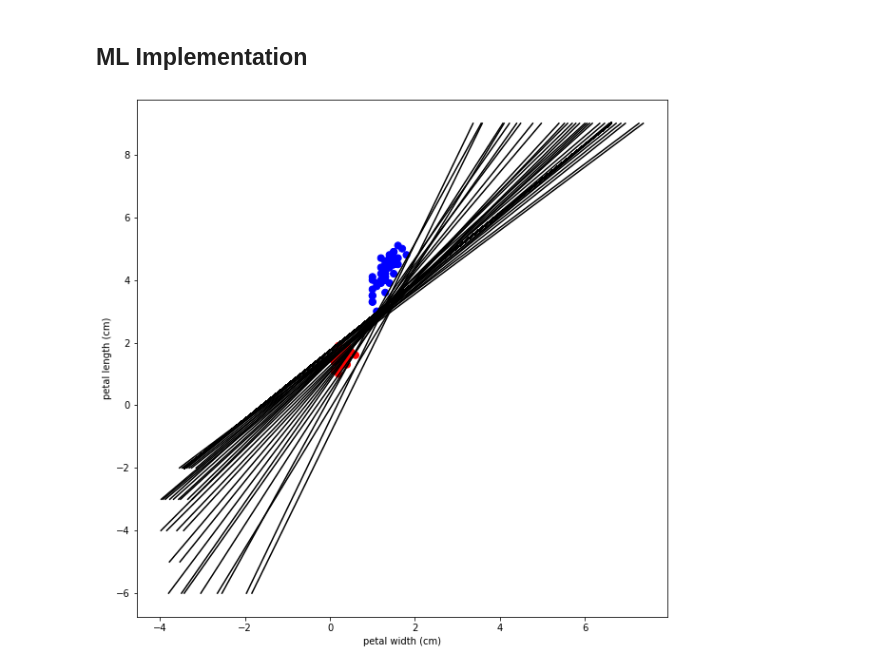
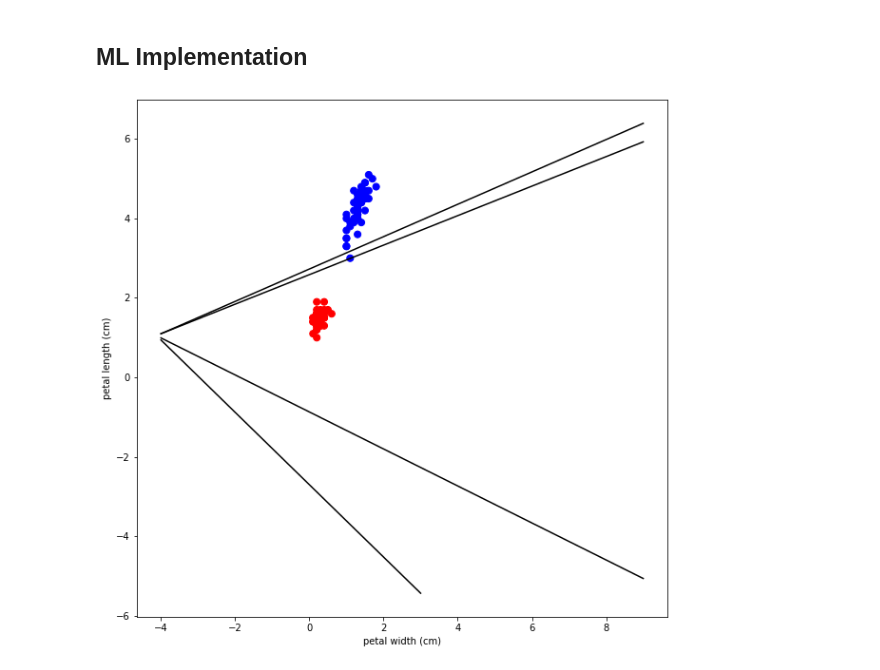
Before and after one commit to Huffwut/Python-meeting, a Jupyter notebook: ml1.ipynb, the cells around one changed output. Saved outputs shown, nothing was run; the diff lists cells and outputs as text; code cells hidden in the pictures.

```diff
--- a/ml1.ipynb
+++ b/ml1.ipynb
@@ -77,34 +61,34 @@ def relu_mse_gd(x, theta, t, alpha):
 # %%
 x0 = np.matrix([np.ones(len(df)), df['petal width (cm)'].values, df['petal length (cm)'].values])
-w0 = np.matrix([-0.1, -0.1, -0.1])
+w0 = np.matrix([-0.3, -0.2, -0.5]) # observe what happens if you run with different initial weights
 target = df.target
 # %%
 res = []
 
 plt.figure(figsize=(10,10))
 plt.scatter(df['petal width (cm)'],df['petal length (cm)'],50, colours)
 plt.xlabel('petal width (cm)')
 plt.ylabel('petal length (cm)')
 # plt.show()
 
-for i in range(300):
+for i in range(400):
     for data_point in range(len(df)):
         pred = w0.dot([x0[0, data_point], x0[1, data_point], x0[2, data_point]])
         if pred >= 0:
             pred = 1
         else:
             pred = 0
         res.append(pred)
         err = target[data_point] - pred
         w0 = gradient_descent(x0.T[data_point], w0, 0.001, err)
-
+    # if(i%5==0):
     plotDisc(np.array(w0)[0])
-    # if accuracy_score(res, target) >=0.99:
-    #     break
+    if accuracy_score(res, target) >=0.99:
+        break
     res = []
 # print(w0)
 # %% [output]
-[figure, old version]
+[figure, new version]
 # %%
 t = df['petal length (cm)'].values
 points = np.linspace(-2, 5, 10)
```
Also changed, not shown: parts of 10 cells of this notebook.
